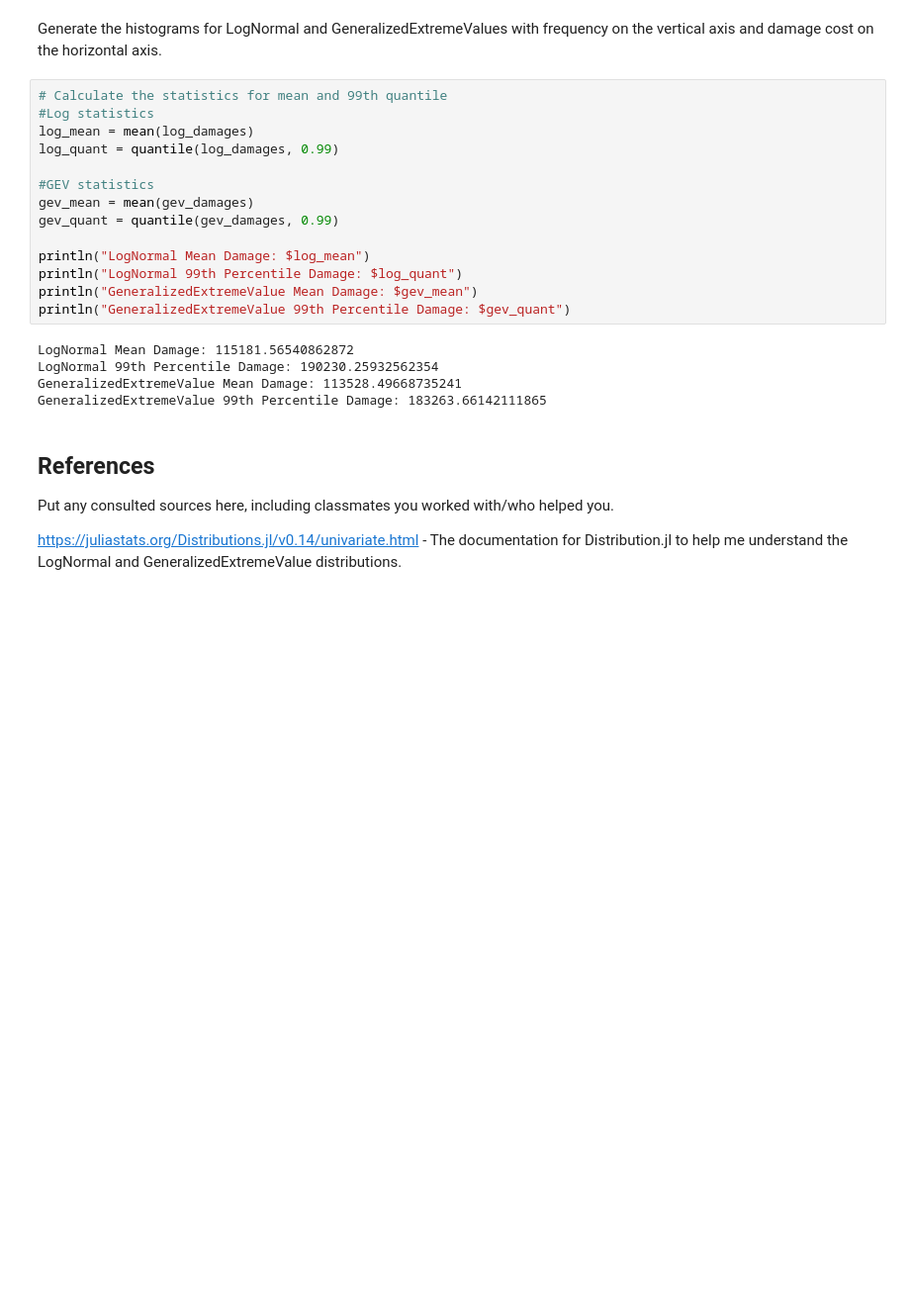
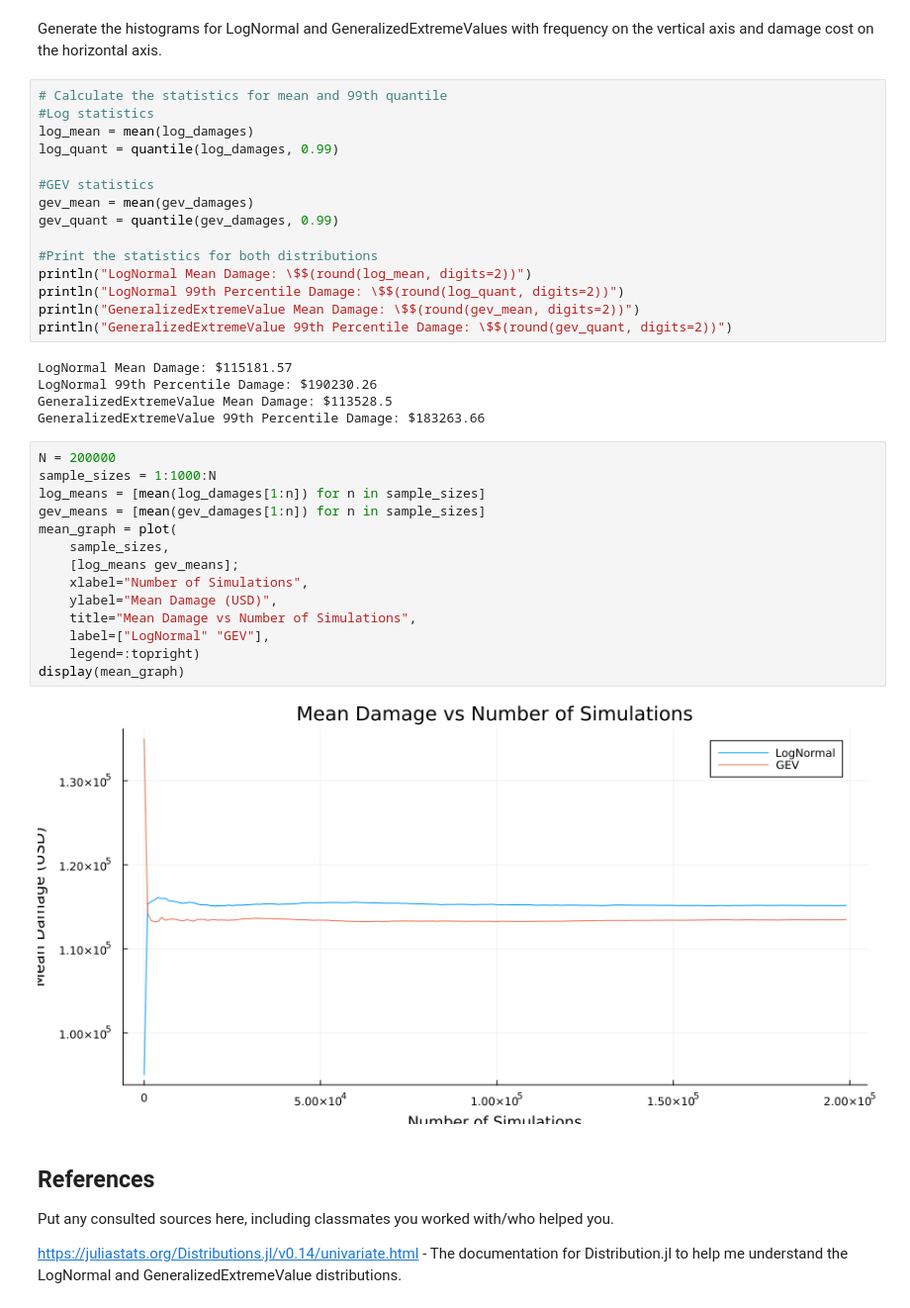
Before and after one commit to BEE4750-FA25/lab-2-pdc76, a Jupyter notebook: lab02.ipynb, the cells around one changed output. Shown at 99% size. Drawn from its saved outputs; the diff is of its cells as text; blank space fills up the shorter version.

Commit message:
Mean convergence

```diff
--- a/lab02.ipynb
+++ b/lab02.ipynb
@@ -233,15 +233,32 @@ log_quant = quantile(log_damages, 0.99)
 gev_mean = mean(gev_damages)
 gev_quant = quantile(gev_damages, 0.99)
 
-println("LogNormal Mean Damage: $log_mean")
-println("LogNormal 99th Percentile Damage: $log_quant")
-println("GeneralizedExtremeValue Mean Damage: $gev_mean")
-println("GeneralizedExtremeValue 99th Percentile Damage: $gev_quant")
+#Print the statistics for both distributions
+println("LogNormal Mean Damage: \$$(round(log_mean, digits=2))")
+println("LogNormal 99th Percentile Damage: \$$(round(log_quant, digits=2))")
+println("GeneralizedExtremeValue Mean Damage: \$$(round(gev_mean, digits=2))")
+println("GeneralizedExtremeValue 99th Percentile Damage: \$$(round(gev_quant, digits=2))")
 # %% [output]
-LogNormal Mean Damage: 115181.56540862872
-LogNormal 99th Percentile Damage: 190230.25932562354
-GeneralizedExtremeValue Mean Damage: 113528.49668735241
-GeneralizedExtremeValue 99th Percentile Damage: 183263.66142111865
+LogNormal Mean Damage: $115181.57
+LogNormal 99th Percentile Damage: $190230.26
+GeneralizedExtremeValue Mean Damage: $113528.5
+GeneralizedExtremeValue 99th Percentile Damage: $183263.66
+# %%
+N = 200000
+sample_sizes = 1:1000:N
+log_means = [mean(log_damages[1:n]) for n in sample_sizes]
+gev_means = [mean(gev_damages[1:n]) for n in sample_sizes]
+mean_graph = plot(
+    sample_sizes,
+    [log_means gev_means];
+    xlabel="Number of Simulations",
+    ylabel="Mean Damage (USD)",
+    title="Mean Damage vs Number of Simulations",
+    label=["LogNormal" "GEV"],
+    legend=:topright)
+display(mean_graph)
+# %% [output]
+[figure, added]
 # %% [markdown]
 ## References
 
```
